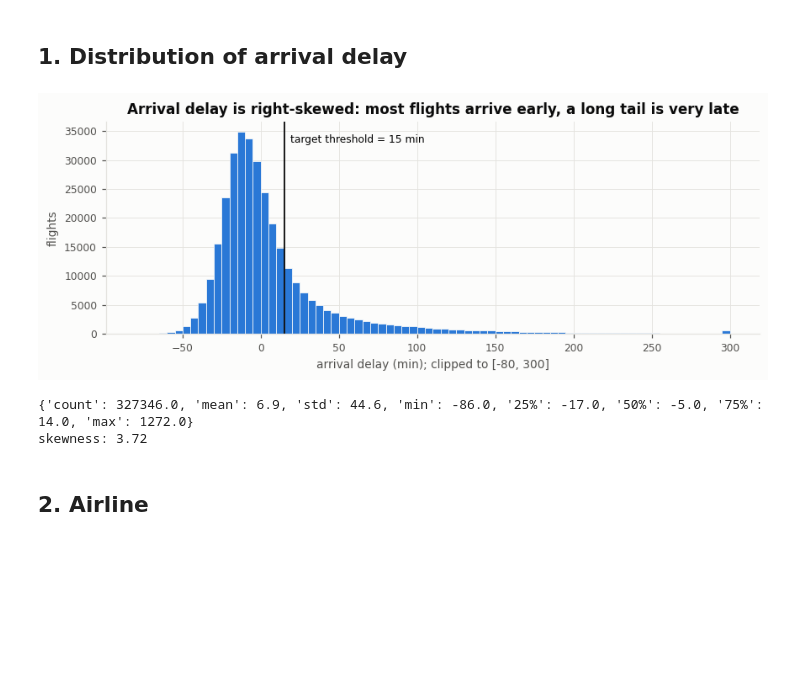
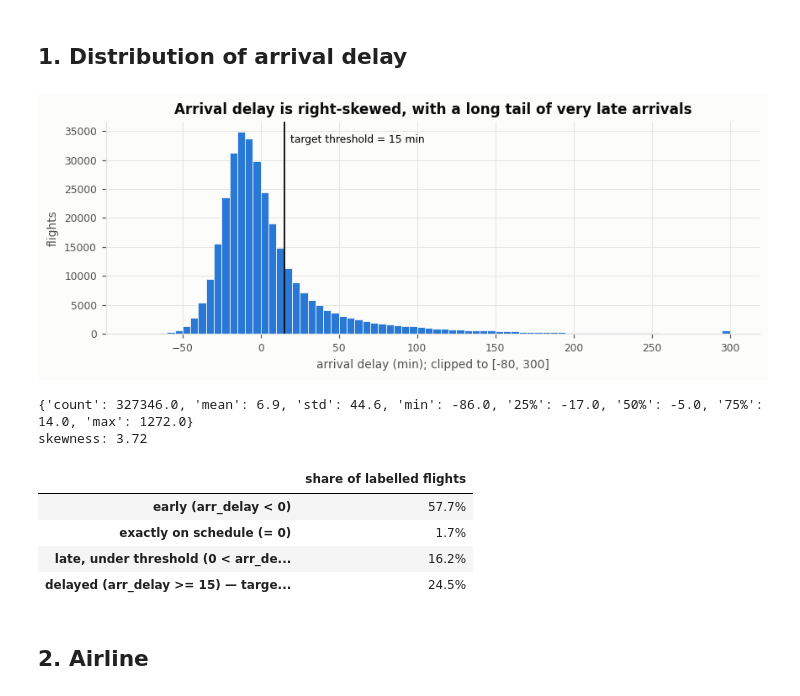
Before and after one commit to alisha-1000/flight-delay-prediction, a Jupyter notebook: notebooks/02_eda.ipynb, the cells around one changed output. Drawn from its saved outputs; the diff is of its cells as text; code cells hidden in the pictures; blank space fills up the shorter version.

Commit message:
Fix EDA congestion count and clarify interpretation

```diff
--- a/notebooks/02_eda.ipynb
+++ b/notebooks/02_eda.ipynb
@@ -56,7 +70,17 @@ from flight_delay.data.clean import build_labelled_frame
 from flight_delay.data.load import load_raw
 from flight_delay.data.validate import rate_table
 
-df = build_labelled_frame(load_raw(RAW_PATH), THRESHOLD, POLICY)
+raw = load_raw(RAW_PATH)
+
+# Scheduled congestion: departures scheduled from the same origin, on the same date, in the same
+# scheduled hour. Counted on the FULL raw table (including flights later cancelled or without an
+# arrival-delay label), because the published schedule is known before departure regardless of
+# what later happens to each flight. It must be computed BEFORE the missing-label policy removes
+# rows. Feature engineering should use this same definition.
+CONGESTION_KEYS = ["origin", "date", "hour"]
+raw["sched_dep_per_origin_hour"] = raw.groupby(CONGESTION_KEYS)["id"].transform("size")
+
+df = build_labelled_frame(raw, THRESHOLD, POLICY)
 df["is_delayed"] = df["is_delayed"].astype(int)
 df["dow"] = df["date"].dt.dayofweek  # 0 = Monday
 df["route"] = df["origin"] + "→" + df["dest"]
@@ -91,20 +115,34 @@ labelled flights: 327,346 | overall delay rate: 0.245
 # %%
 fig, ax = plt.subplots(figsize=(8, 3.2))
 clipped = df["arr_delay"].clip(-80, 300)
 ax.hist(clipped, bins=np.arange(-80, 305, 5), color=ACCENT, edgecolor="#fcfcfb", linewidth=0.5)
 ax.axvline(THRESHOLD, color=INK, lw=1.2)
 ax.text(THRESHOLD + 4, ax.get_ylim()[1] * 0.9, f"target threshold = {THRESHOLD} min", fontsize=8)
 ax.set_xlabel("arrival delay (min); clipped to [-80, 300]")
 ax.set_ylabel("flights")
-ax.set_title("Arrival delay is right-skewed: most flights arrive early, a long tail is very late")
+ax.set_title("Arrival delay is right-skewed, with a long tail of very late arrivals")
 plt.tight_layout()
 plt.show()
 print(df["arr_delay"].describe().round(1).to_dict())
 print("skewness:", round(df["arr_delay"].skew(), 2))
+
+d = df["arr_delay"]
+shares = pd.Series({
+    "early (arr_delay < 0)": (d < 0).mean(),
+    "exactly on schedule (= 0)": (d == 0).mean(),
+    "late, under threshold (0 < arr_delay < 15)": ((d > 0) & (d < THRESHOLD)).mean(),
+    f"delayed (arr_delay >= {THRESHOLD}) — target = 1": (d >= THRESHOLD).mean(),
+}, name="share of labelled flights")
+shares.map("{:.1%}".format).to_frame()
 # %% [output]
-[figure, old version]
+[figure, new version]
 {'count': 327346.0, 'mean': 6.9, 'std': 44.6, 'min': -86.0, '25%': -17.0, '50%': -5.0, '75%': 14.0, 'max': 1272.0}
 skewness: 3.72
+|  | share of labelled flights |
+| early (arr_delay < 0) | 57.7% |
+| exactly on schedule (= 0) | 1.7% |
+| late, under threshold (0 < arr_de... | 16.2% |
+| delayed (arr_delay >= 15) — targe... | 24.5% |
 # %% [markdown]
 ## 2. Airline
 # %%
```
Also changed, not shown: parts of 4 cells of this notebook, 1 other file.
